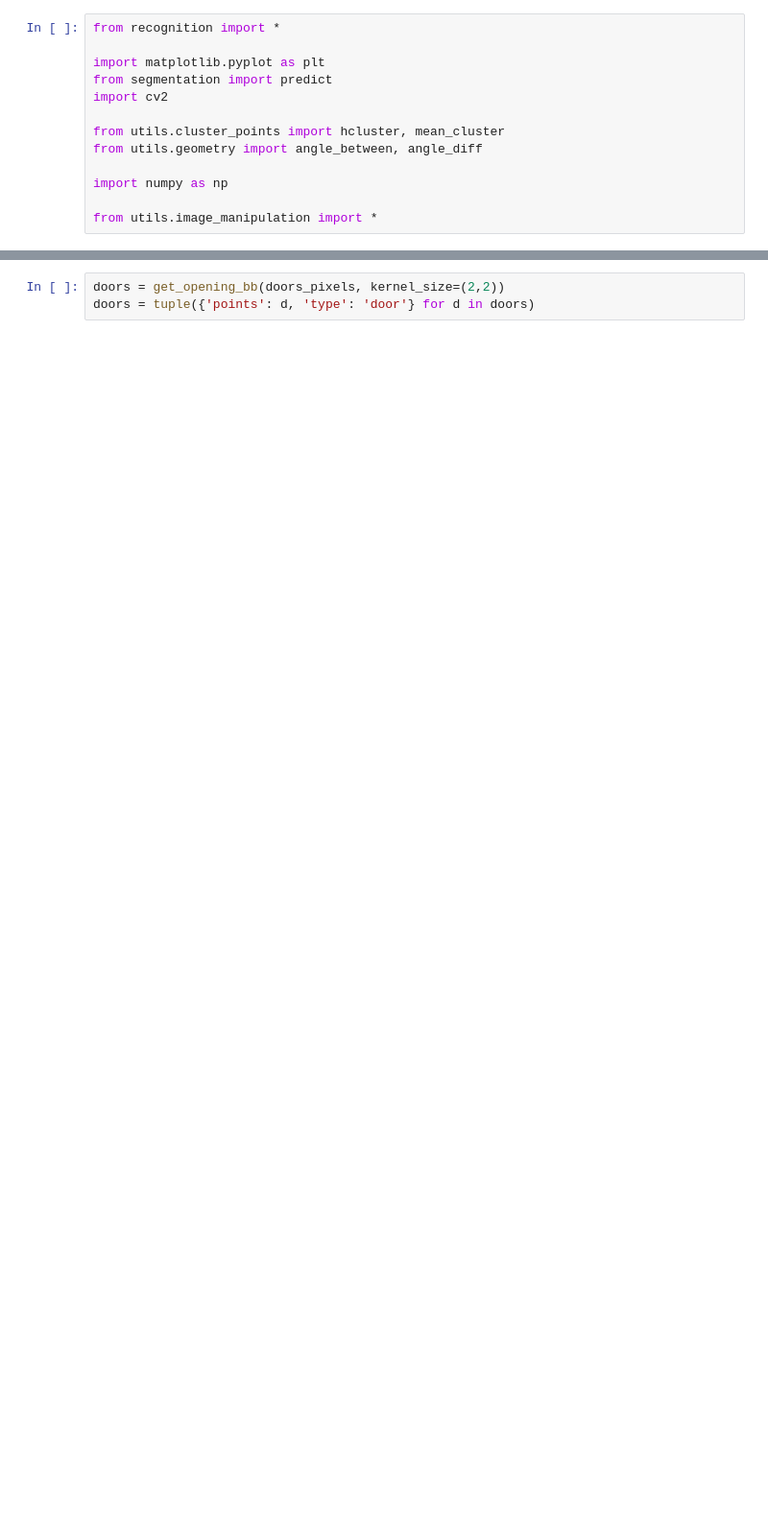
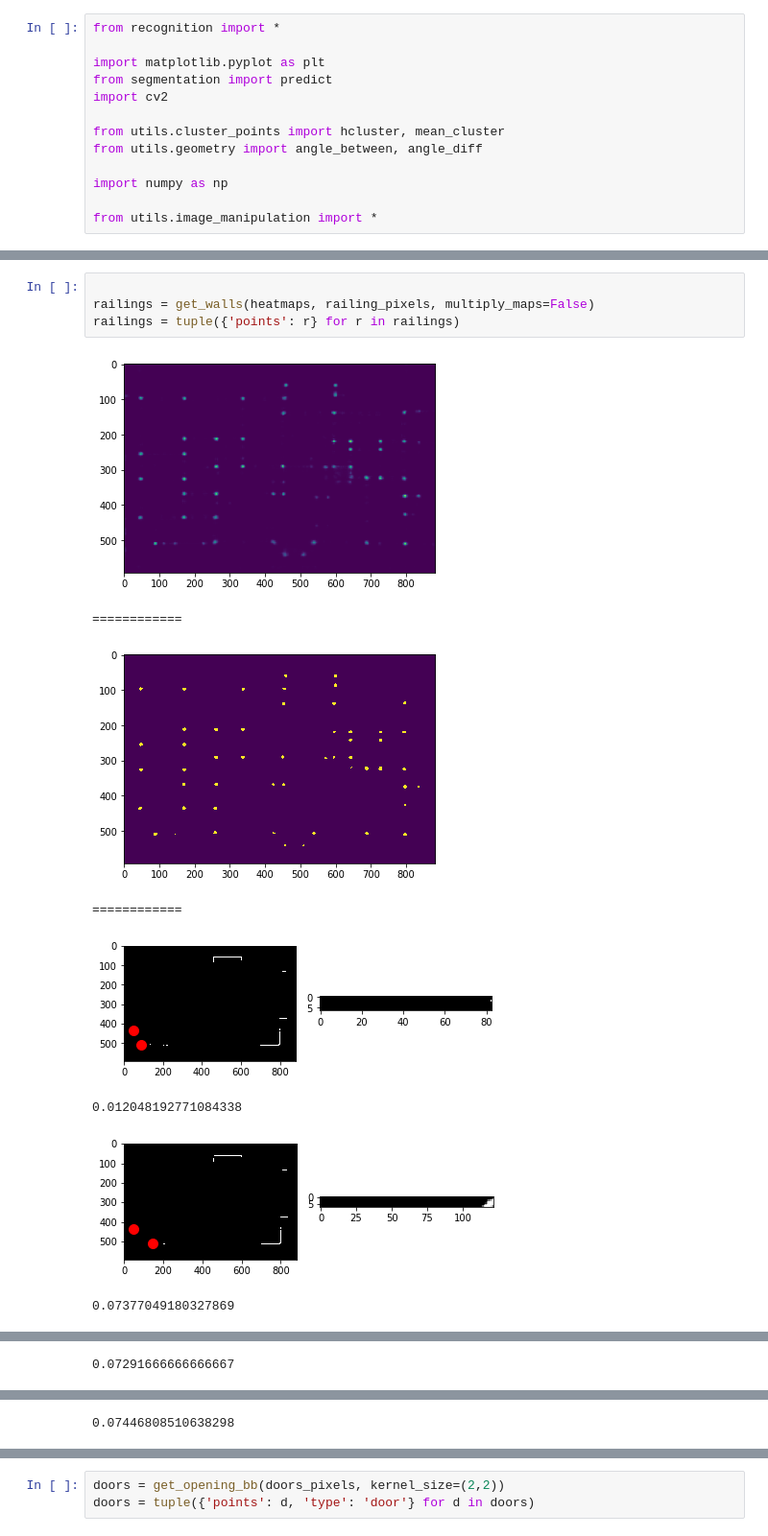
Before and after one commit to joaocmd/Inverse-Algorithmic-Design, a Jupyter notebook: Recognition/debug-brute-force.ipynb, the cells around one changed output, grey strips where cells are left out. Shown: that part at 96% size. Cells and saved outputs as stored; diff of their text form; blank space fills up the shorter version.

```diff
--- a/Recognition/debug-brute-force.ipynb
+++ b/Recognition/debug-brute-force.ipynb
@@ -291,0 +300,13 @@ c2 - c1: 90.0, c1 - c2: 270.0
+# %%
+
+railings = get_walls(heatmaps, railing_pixels, multiply_maps=False)
+railings = tuple({'points': r} for r in railings)
+# %% [output]
+[figure, added]
+============
+[figure, added]
+============
+[figure, added]
+0.012048192771084338
+[figure, added]
+0.07377049180327869
@@ -291,0 +314 @@ c2 - c1: 90.0, c1 - c2: 270.0
+0.07291666666666667
@@ -291,0 +316 @@ c2 - c1: 90.0, c1 - c2: 270.0
+0.07446808510638298
```
Also changed, not shown: parts of 14 cells of this notebook, 32 other files.
